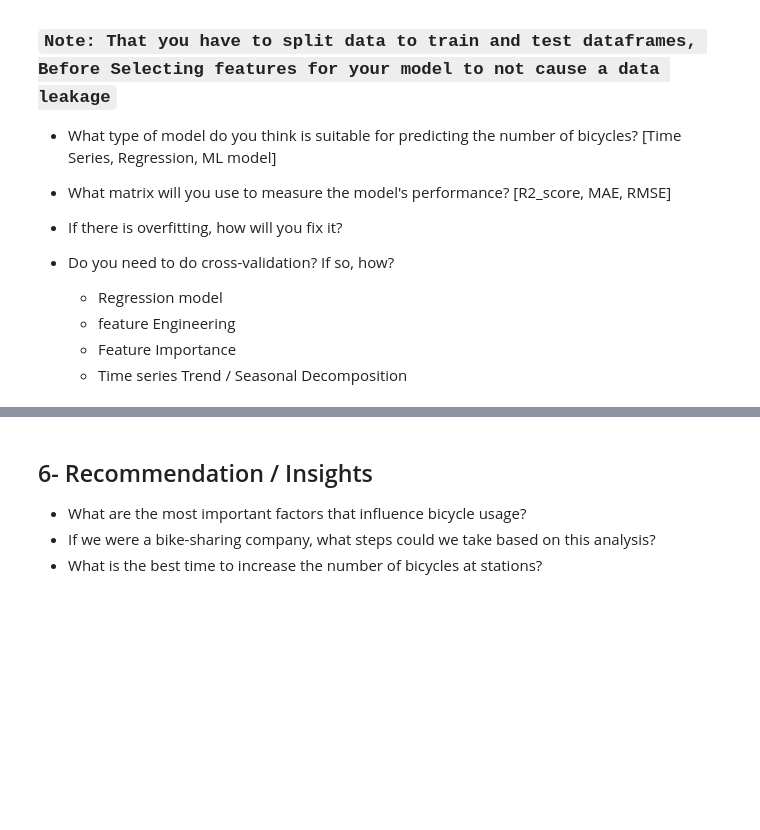
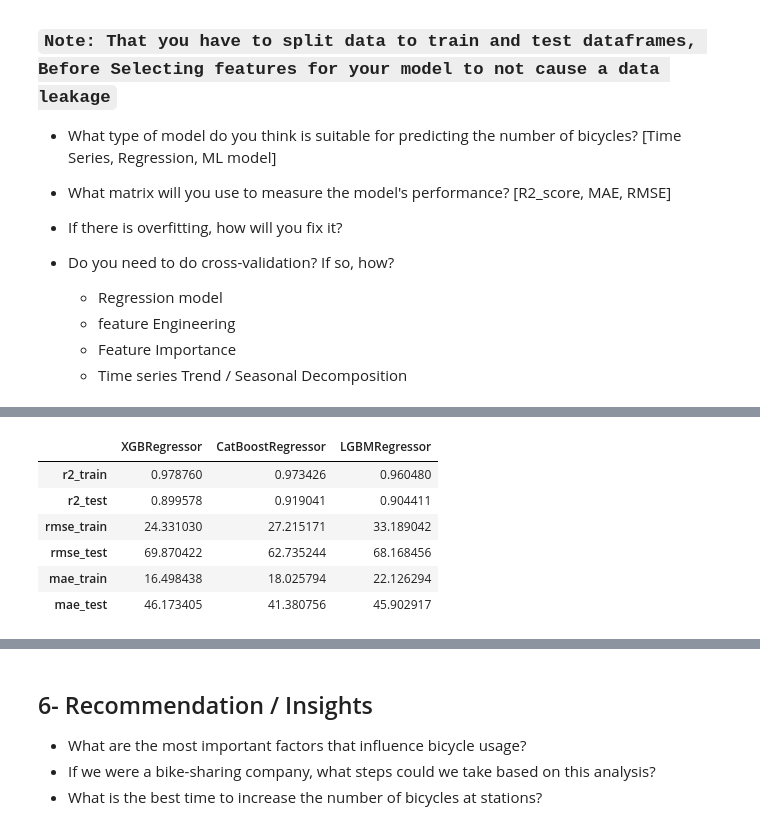
Before and after one commit to mhusam792/Bike-Sharing, a Jupyter notebook: notebooks/eda.ipynb, the cells around one changed output, grey strips where cells are left out. Drawn from its saved outputs; the diff is of its cells as text; code cells hidden in the pictures; blank space fills up the shorter version.

```diff
--- a/notebooks/eda.ipynb
+++ b/notebooks/eda.ipynb
@@ -811,0 +633,37 @@ mean_absolute_error for testing: 45.90291729648292
+# %%
+def compare_between_models(models: dict):
+
+    results = {}
+
+    for model_name, model_obj in models.items():
+
+        full_pipeline = Pipeline(steps=[
+            ('rush_hrs', rush_transformer),
+            ('preprocessing', ct),
+            ('model', model_obj)
+        ])
+
+        # Trian
+        full_pipeline.fit(X_train, y_train)
+
+        # Predict
+        y_pred_train = full_pipeline.predict(X_train)
+        y_pred_test = full_pipeline.predict(X_test)
+
+        # Store metrics
+        results[model_name] = {
+            "r2_train": r2_score(y_train, y_pred_train),
+            "r2_test": r2_score(y_test, y_pred_test),
+            "rmse_train": root_mean_squared_error(y_train, y_pred_train),
+            "rmse_test": root_mean_squared_error(y_test, y_pred_test),
+            "mae_train": mean_absolute_error(y_train, y_pred_train),
+            "mae_test": mean_absolute_error(y_test, y_pred_test)
+        }
+
+    return results
+
+models = {'XGBRegressor': XGBRegressor(),
+          'CatBoostRegressor': CatBoostRegressor(),
+          'LGBMRegressor': LGBMRegressor()}
+
+models_comparing_result = compare_between_models(models=models)
@@ -811,0 +688,11 @@ mean_absolute_error for testing: 45.90291729648292
+# %%
+comparing_df = pd.DataFrame(models_comparing_result)
+comparing_df
+# %% [output]
+|  | XGBRegressor | CatBoostRegressor | LGBMRegressor |
+| r2_train | 0.978760 | 0.973426 | 0.960480 |
+| r2_test | 0.899578 | 0.919041 | 0.904411 |
+| rmse_train | 24.331030 | 27.215171 | 33.189042 |
+| rmse_test | 69.870422 | 62.735244 | 68.168456 |
+| mae_train | 16.498438 | 18.025794 | 22.126294 |
+| mae_test | 46.173405 | 41.380756 | 45.902917 |
```
Also changed, not shown: parts of 12 cells of this notebook, 3 other files.
